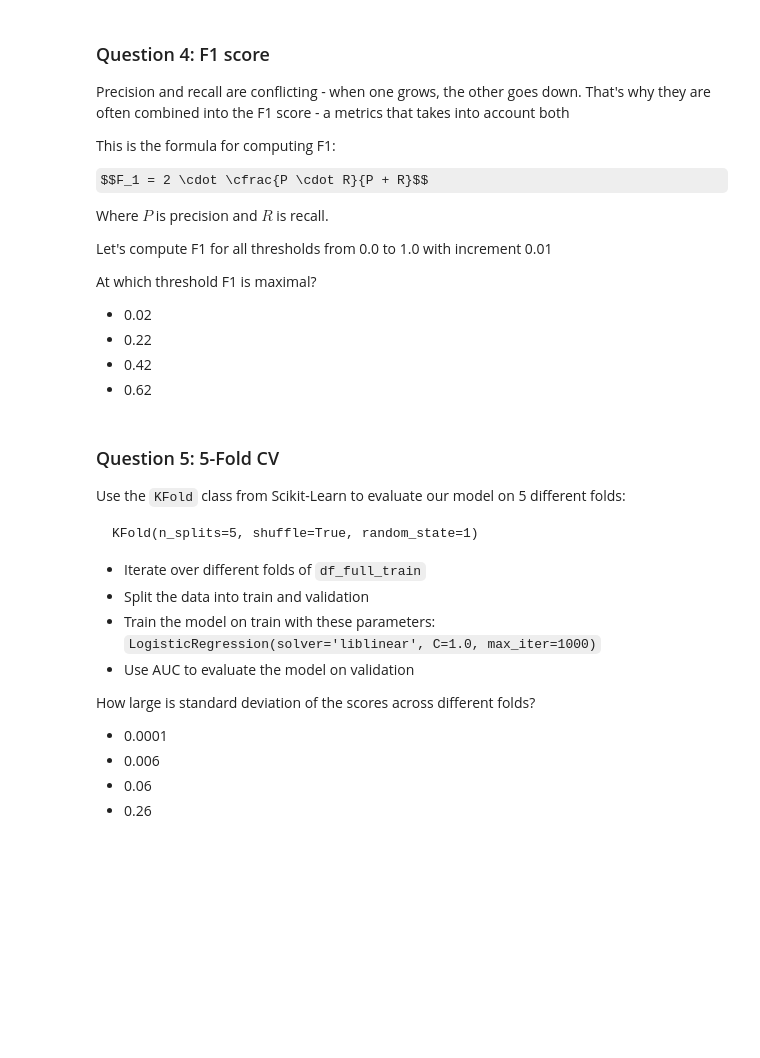
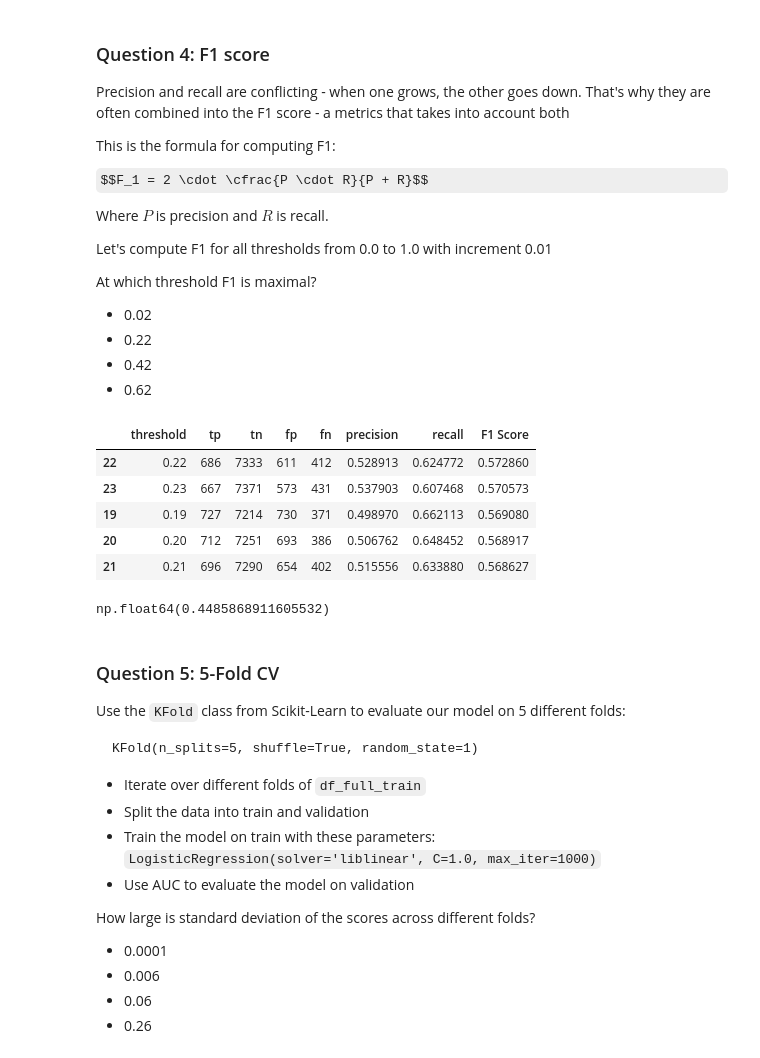
Before and after one commit to DRPproton/ml-zoomcamp_2024, a Jupyter notebook: week-4/homework4.ipynb, the cells around one changed output. Cells and saved outputs as stored; diff of their text form; code cells hidden in the pictures; some formulas as TeX source; blank space fills up the shorter version.

```diff
--- a/week-4/homework4.ipynb
+++ b/week-4/homework4.ipynb
@@ -300,3 +301,14 @@ At which threshold F1 is maximal?
 - 0.22
 - 0.42
 - 0.62
+# %%
+df_scores['F1 Score'] = 2 * ((df_scores.precision * df_scores.recall) / (df_scores.precision + df_scores.recall))
+# %%
+df_scores.sort_values('F1 Score', ascending=False).head()
+# %% [output]
+|  | threshold | tp | tn | fp | fn | precision | recall | F1 Score |
+| 22 | 0.22 | 686 | 7333 | 611 | 412 | 0.528913 | 0.624772 | 0.572860 |
+| 23 | 0.23 | 667 | 7371 | 573 | 431 | 0.537903 | 0.607468 | 0.570573 |
+| 19 | 0.19 | 727 | 7214 | 730 | 371 | 0.498970 | 0.662113 | 0.569080 |
+| 20 | 0.20 | 712 | 7251 | 693 | 386 | 0.506762 | 0.648452 | 0.568917 |
+| 21 | 0.21 | 696 | 7290 | 654 | 402 | 0.515556 | 0.633880 | 0.568627 |
@@ -303,3 +317,7 @@ At which threshold F1 is maximal?
+# %%
+f1_score(y_val, (y_pred >= 0.5))
+# %% [output]
+np.float64(0.4485868911605532)
 # %% [markdown]
 ### Question 5: 5-Fold CV
 
```
Also changed, not shown: parts of 8 cells of this notebook.
